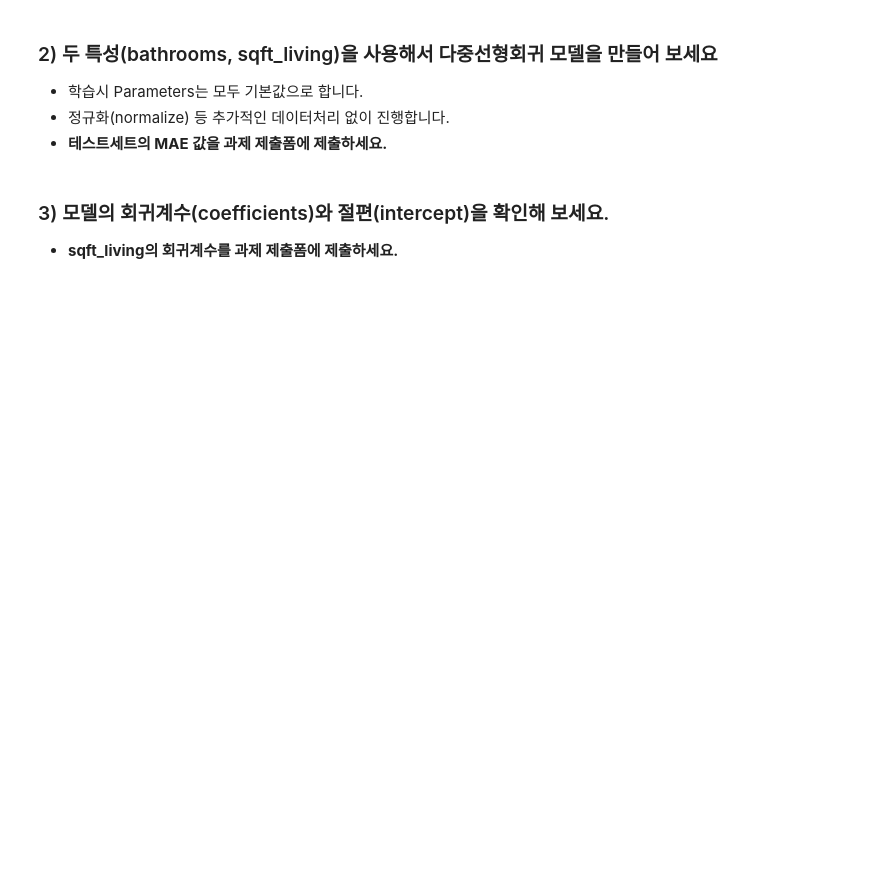
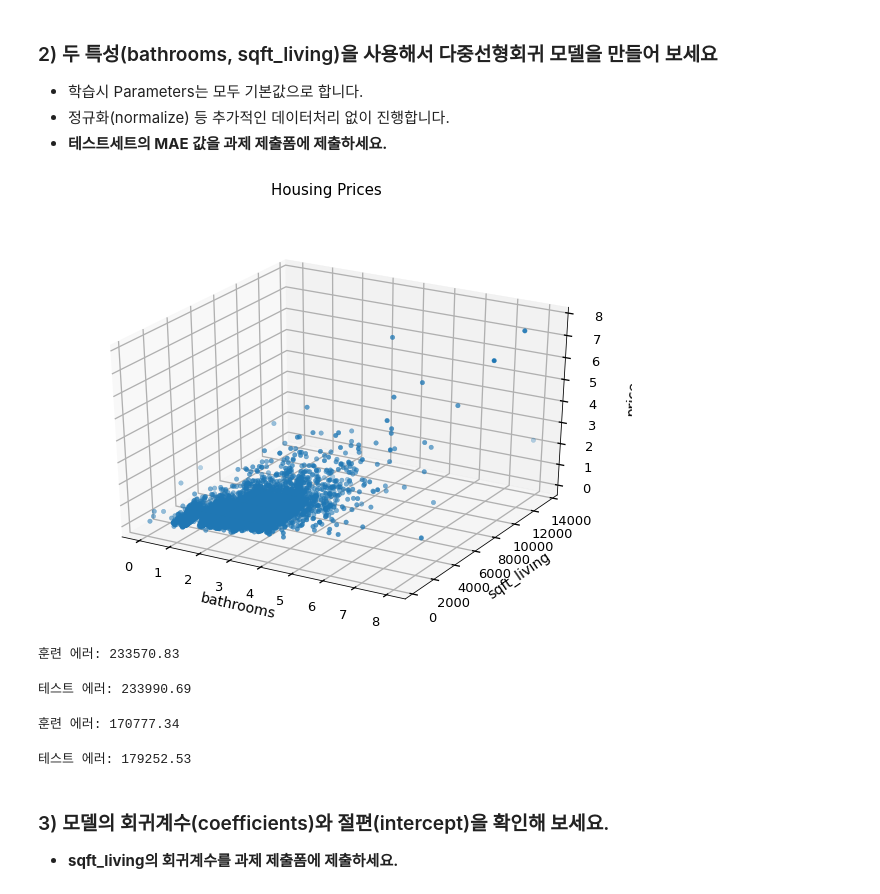
Before and after one commit to ttogle918/ds-zip, a Jupyter notebook: n212-multiple-regression/n212a-multiple-regression.ipynb, the cells around one changed output. Cells and saved outputs as stored; diff of their text form; code cells hidden in the pictures; blank space fills up the shorter version.

```diff
--- a/n212-multiple-regression/n212a-multiple-regression.ipynb
+++ b/n212-multiple-regression/n212a-multiple-regression.ipynb
@@ -23,0 +30,6 @@ df.columns
+# %%
+### 이곳에서 과제를 진행해 주세요 ###
+import numpy as np
+test = df[df['date'] > '2015-01-01']
+train = df.drop(test.index)
+train.shape
@@ -30,0 +61,20 @@ df.columns
+# %%
+import matplotlib.pyplot as plt
+import numpy as np
+from matplotlib import style
+
+style.use('seaborn-talk')
+fig = plt.figure()
+
+# for 3d plot
+ax = fig.gca(projection='3d')
+
+ax.scatter(train['bathrooms'], train['sqft_living'], train['price'])
+ax.set_xlabel('bathrooms', labelpad=12)
+ax.set_ylabel('sqft_living', labelpad=10)
+ax.set_zlabel('price', labelpad=20)
+
+plt.suptitle('Housing Prices', fontsize=15)
+plt.show()
+# %% [output]
+[figure, added]
@@ -31,3 +92,37 @@ df.columns
+# %%
+# SalePrice 평균값으로 예측(기준모델)
+predict = y_train.mean()
+# 기준모델로 훈련 에러(MAE) 계산
+from sklearn.metrics import mean_absolute_error
+y_pred = [predict] * len(y_train)
+mae = mean_absolute_error(y_train, y_pred)
+
+print(f'훈련 에러: {mae:.2f}')
+# %% [output]
+훈련 에러: 233570.83
+# %%
+# 테스트 에러(MAE)
+y_pred = [predict] * len(y_test)
+mae = mean_absolute_error(y_test, y_pred)
+print(f'테스트 에러: {mae:.2f}')
+# %% [output]
+테스트 에러: 233990.69
+# %%
+# 모델 fit
+model = LinearRegression()
+model.fit(X_train, y_train)
+y_pred = model.predict(X_train)
+mae = mean_absolute_error(y_train, y_pred)
+print(f'훈련 에러: {mae:.2f}')
+# %% [output]
+훈련 에러: 170777.34
+# %%
+# 테스트 데이터에 적용해 봅시다
+y_pred = model.predict(X_test)
+mae = mean_absolute_error(y_test, y_pred)
+print(f'테스트 에러: {mae:.2f}')
+# %% [output]
+테스트 에러: 179252.53
 # %% [markdown]
 ### 3) 모델의 회귀계수(coefficients)와 절편(intercept)을 확인해 보세요.
 - **sqft_living의 회귀계수를 과제 제출폼에 제출하세요.**
```
Also changed, not shown: parts of 14 cells of this notebook.
